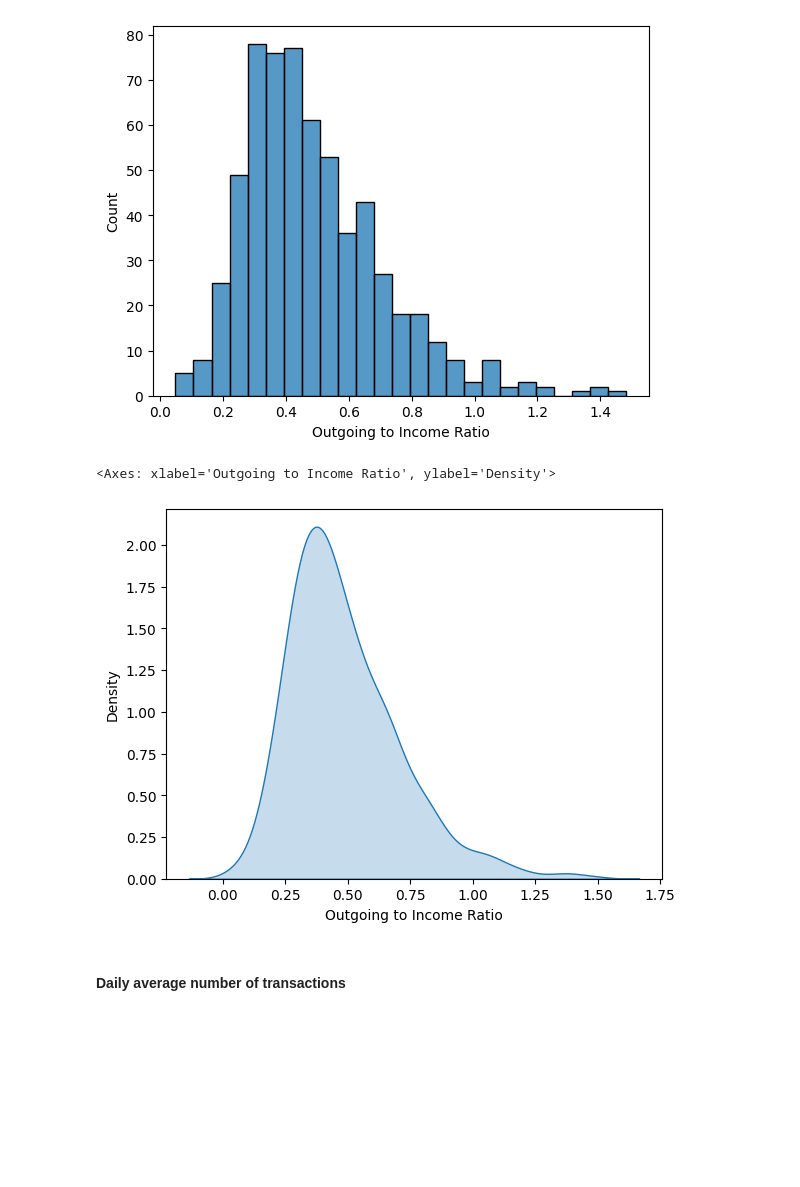
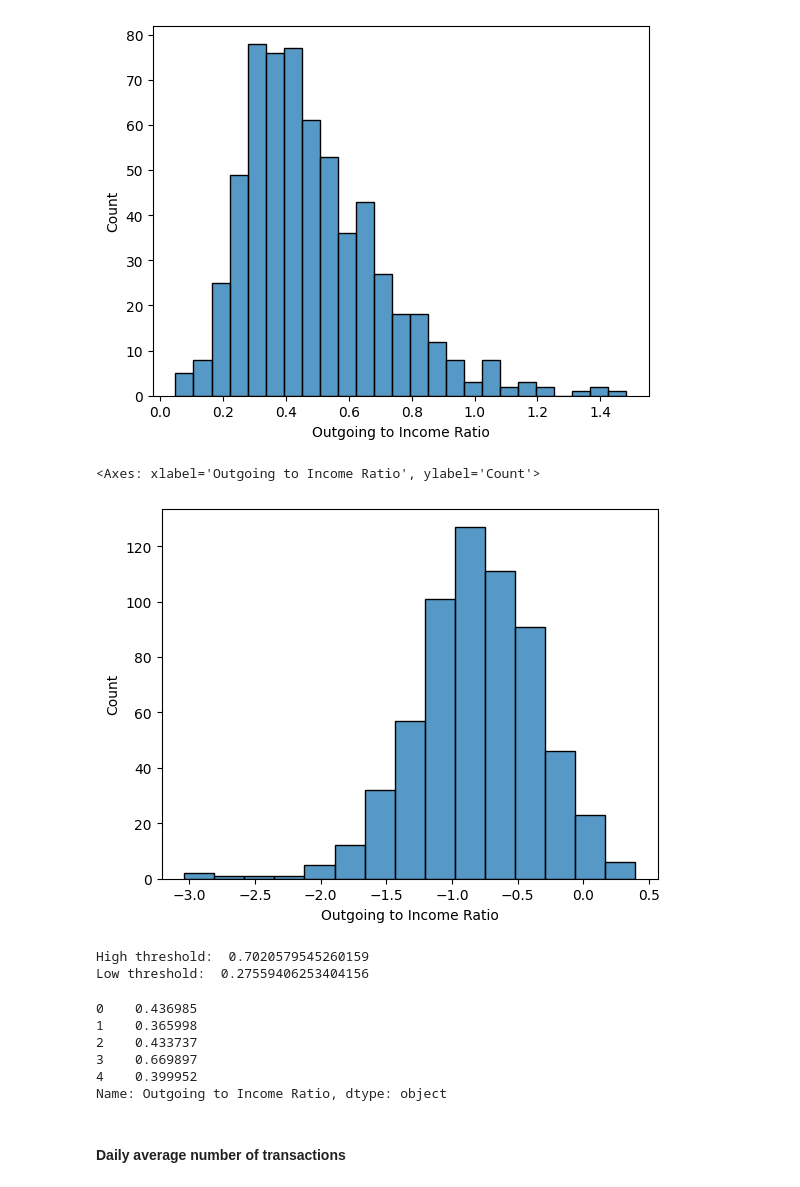
Before and after one commit to UoB-DSMP-2023-24/dsmp-2024-group-38, a Jupyter notebook: dataset2_segmentation_salary_transactions_frequency.ipynb, the cells around one changed output. Cells and saved outputs as stored; diff of their text form; code cells hidden in the pictures; blank space fills up the shorter version.

```diff
--- a/dataset2_segmentation_salary_transactions_frequency.ipynb
+++ b/dataset2_segmentation_salary_transactions_frequency.ipynb
@@ -286,12 +271,44 @@ sns.histplot(salaried_people['Outgoing to Income Ratio'], fill=True,bins=25)
 # %% [output]
 <Axes: xlabel='Outgoing to Income Ratio', ylabel='Count'>
 [figure]
-# %%
-# plot distribution of Outgoing to Income Ratio kde plot
-sns.kdeplot(salaried_people['Outgoing to Income Ratio'], fill=True)
-# %% [output]
-<Axes: xlabel='Outgoing to Income Ratio', ylabel='Density'>
-[figure, removed]
+# %%
+income_spend_ratio = salaried_people['Outgoing to Income Ratio']
+
+# log transform the ratio
+log_income_spend_ratio = np.log(income_spend_ratio)
+
+# plot distribution of log transformed ratio
+sns.histplot(log_income_spend_ratio, fill=True,bins=15)
+# %% [output]
+<Axes: xlabel='Outgoing to Income Ratio', ylabel='Count'>
+[figure, added]
+# %%
+# mean and standard deviation of log transformed ratio
+mean_log = log_income_spend_ratio.mean()
+std_log = log_income_spend_ratio.std()
+
+# calculate 1 standard deviation above and below the mean threshold
+high_threshold = np.exp(mean_log + std_log)
+low_threshold = np.exp(mean_log - std_log)
+
+# print thresholds
+print('High threshold: ', high_threshold)
+print('Low threshold: ', low_threshold)
+
+# create risk feature based on the thresholds
+salaried_people['Risk'] = np.where(salaried_people['Outgoing to Income Ratio'] > high_threshold, 'High', 'Low')
+# %% [output]
+High threshold:  0.7020579545260159
+Low threshold:  0.27559406253404156
+# %%
+income_spend_ratio.head()
+# %% [output]
+0    0.436985
+1    0.365998
+2    0.433737
+3    0.669897
+4    0.399952
+Name: Outgoing to Income Ratio, dtype: object
 # %% [markdown]
 #### Daily average number of transactions
 # %%
```
Also changed, not shown: parts of 9 cells of this notebook.
